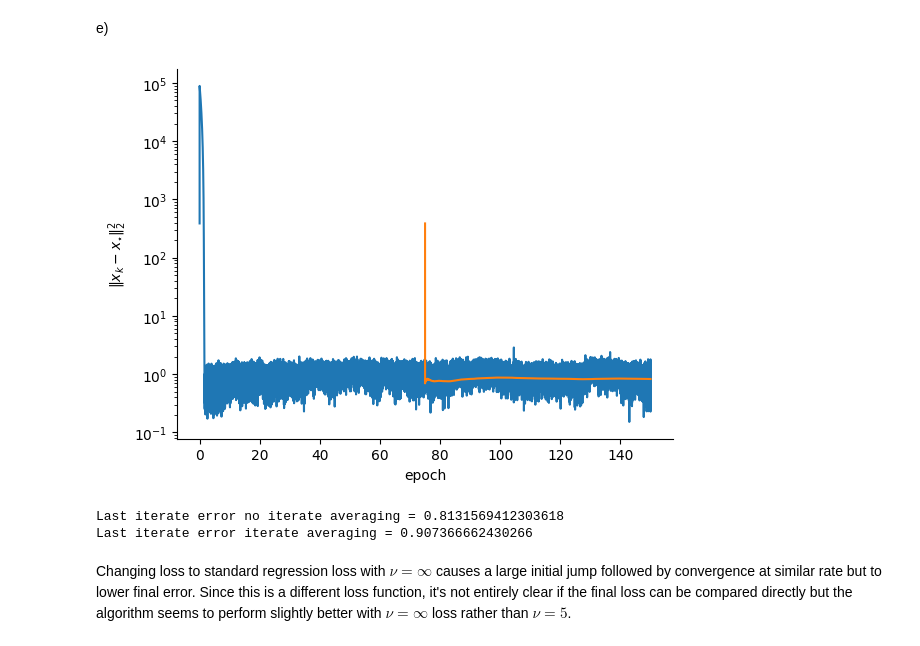
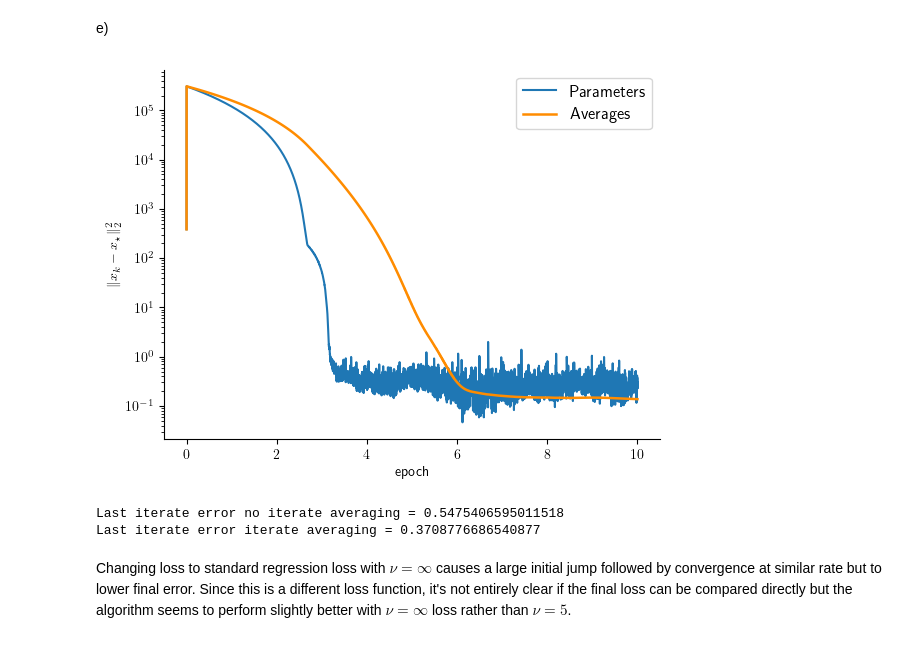
Before and after one commit to EfimSo/SGD, a Jupyter notebook: SGD.ipynb, the cells around one changed output. Saved outputs shown, nothing was run; the diff lists cells and outputs as text; code cells hidden in the pictures.

Commit message:
final img start

```diff
--- a/SGD.ipynb
+++ b/SGD.ipynb
@@ -268,14 +311,14 @@ Increasing batchsize allows us to run the algorithm for much larger number of ep
 e)
 # %%
 std_reg_loss, grad_std_reg_loss = make_sgd_robust_loss(Y, Z, np.inf)
-epochs = 150
+epochs = 10
 p, p_av = run_SGD(grad_std_reg_loss, epochs, init_param, init_stepsize, stepsize_decayrate, batchsize, N, start_averaging=epochs // 2)
-_ = plot_iterates_and_squared_errors(p, p_av, true_beta, opt_param, 0, epochs, N, batchsize, start_avg=epochs // 2, plot_first=False)
+_ = plot_iterates_and_squared_errors(p, p_av, true_beta, opt_param, 0, epochs, N, batchsize, plot_first=False)
 print(f"Last iterate error no iterate averaging = {np.linalg.norm(p[-1, :] - opt_param)}")
 print(f"Last iterate error iterate averaging = {np.linalg.norm(p_av[-1, :] - opt_param)}")
 # %% [output]
-[figure, old version]
+[figure, new version]
-Last iterate error no iterate averaging = 0.8131569412303618
-Last iterate error iterate averaging = 0.907366662430266
+Last iterate error no iterate averaging = 0.5475406595011518
+Last iterate error iterate averaging = 0.3708776686540877
 # %% [markdown]
 Changing loss to standard regression loss with $\nu = \infty$ causes a large initial jump followed by convergence at similar rate but to lower final error. Since this is a different loss function, it's not entirely clear if the final loss can be compared directly but the algorithm seems to perform slightly better with $\nu = \infty$ loss rather than $\nu = 5$.
```
Also changed, not shown: parts of 13 cells of this notebook, 7 other files.
